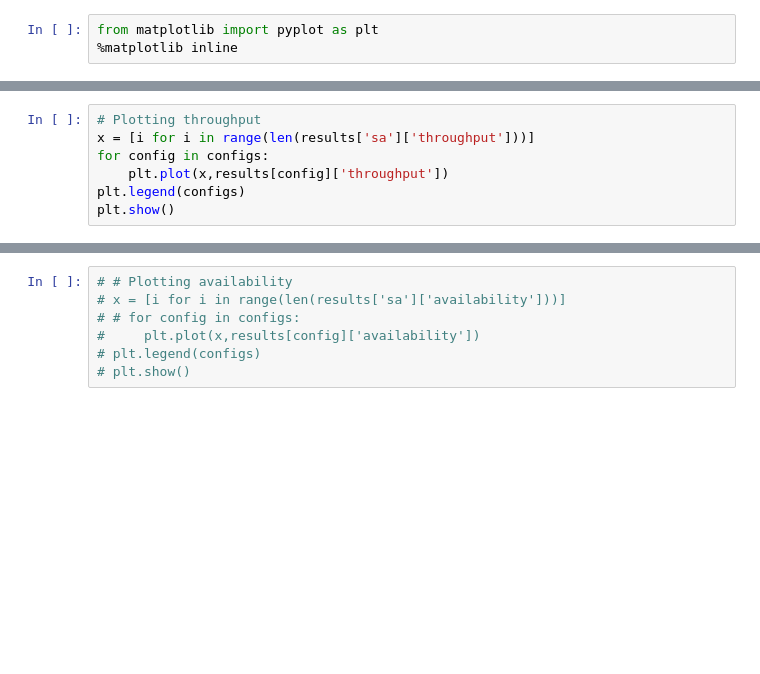
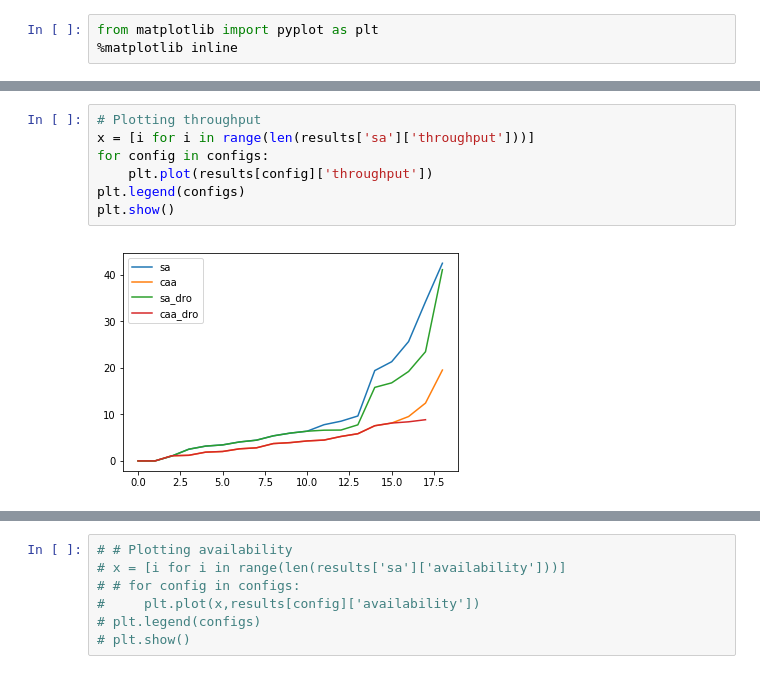
Before and after one commit to revanthgss/simvfc, a Jupyter notebook: Results.ipynb, the cells around one changed output, grey strips where cells are left out. Drawn from its saved outputs; the diff is of its cells as text; blank space fills up the shorter version.

```diff
--- a/Results.ipynb
+++ b/Results.ipynb
@@ -45,10 +49,12 @@ plt.show()
 # %%
 # Plotting throughput
 x = [i for i in range(len(results['sa']['throughput']))]
 for config in configs:
-    plt.plot(x,results[config]['throughput'])
+    plt.plot(results[config]['throughput'])
 plt.legend(configs)
 plt.show()
+# %% [output]
+[figure, added]
 # %%
 # Plotting serviceability
 x = [i for i in range(len(results['sa']['serviceability']))]
```
Also changed, not shown: parts of 4 cells of this notebook, 11 other files.
